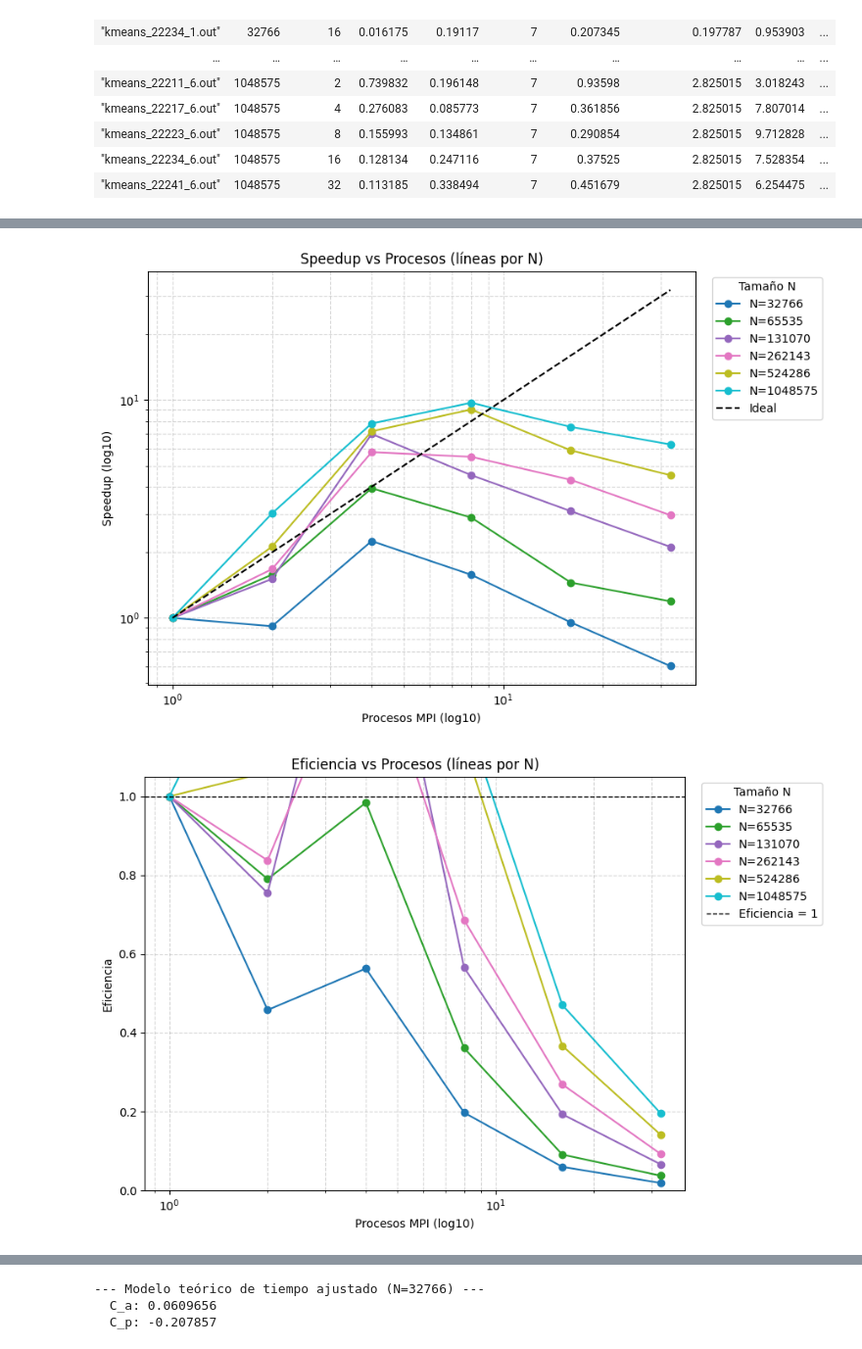
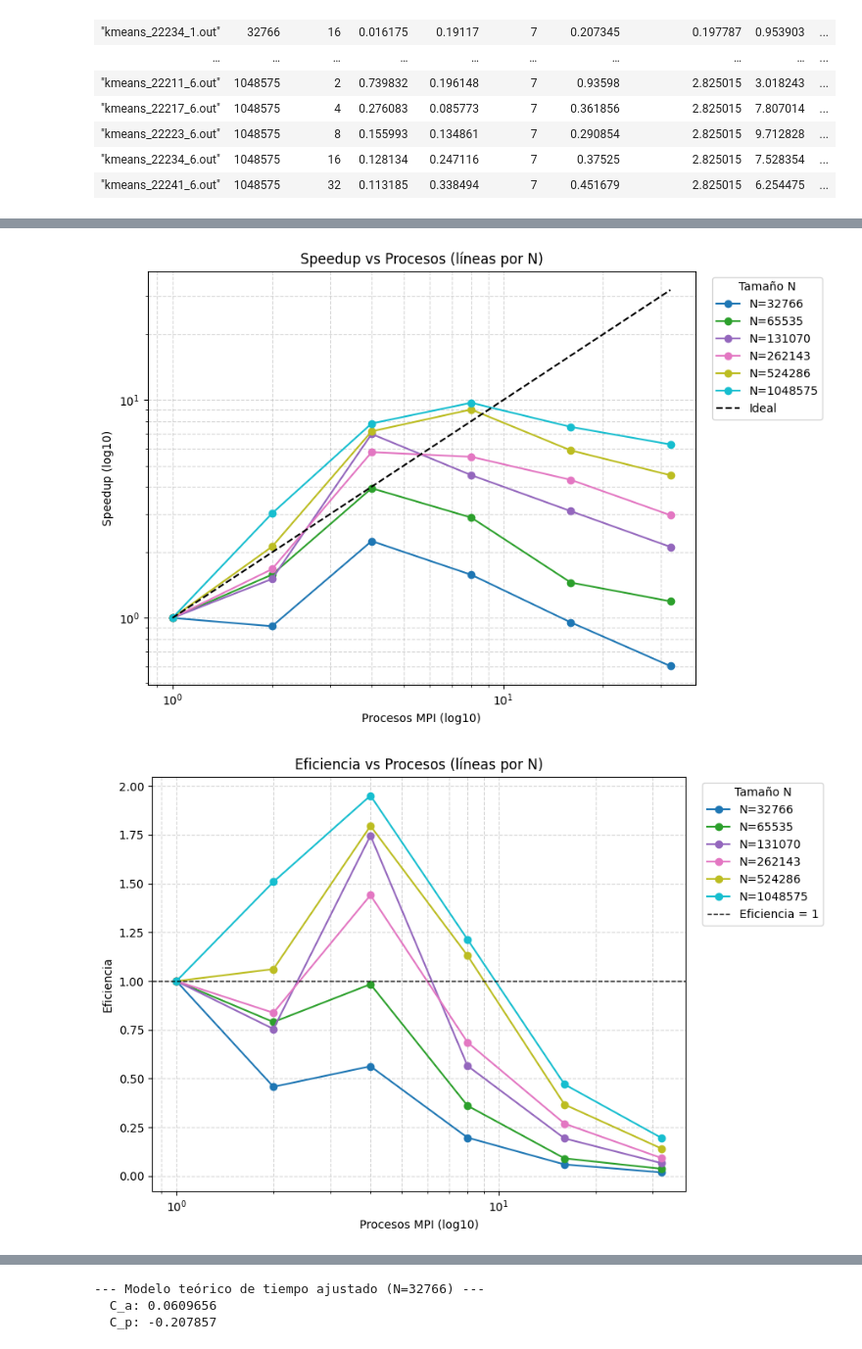
Before and after one commit to s110/Maestria, a Jupyter notebook: 4_hpc/codigo/11_ec02_kmeans/ec02_dev.ipynb, the cells around one changed output, grey strips where cells are left out. Shown at 98% size. Drawn from its saved outputs; the diff is of its cells as text; code cells hidden in the pictures.

```diff
--- a/4_hpc/codigo/11_ec02_kmeans/ec02_dev.ipynb
+++ b/4_hpc/codigo/11_ec02_kmeans/ec02_dev.ipynb
@@ -207,35 +207,35 @@ else:
         sub = pdf[pdf['N'] == n].sort_values('MPI Size')
         if not sub.empty:
             plt.plot(sub['MPI Size'], sub['efficiency'], marker='o', label=f'N={n}', color=color_for[n])
     plt.xscale('log')  # semilog-x
-    plt.ylim(0, 1.05)
+    #plt.ylim(0, 1.05)
     plt.axhline(1.0, color='k', linestyle='--', linewidth=1, label='Eficiencia = 1')
     plt.grid(True, which='both', ls='--', alpha=0.5)
     plt.xlabel('Procesos MPI (log10)')
     plt.ylabel('Eficiencia')
     plt.title('Eficiencia vs Procesos (líneas por N)')
     plt.legend(title='Tamaño N', bbox_to_anchor=(1.02, 1), loc='upper left')
     plt.tight_layout()
     plt.show()
 
     # --- 4) FLOPs vs Procesos MPI (semilog-x) ---
     plt.figure(figsize=(9,6))
     for n in tamanos:
         sub = pdf[pdf['N'] == n].sort_values('MPI Size')
         if not sub.empty:
             plt.plot(sub['MPI Size'], sub['flop_p_sec'], marker='o', label=f'N={n}', color=color_for[n])
     plt.xscale('log')  # semilog-x
     plt.grid(True, which='both', ls='--', alpha=0.5)
     plt.xlabel('Procesos MPI (log10)')
     plt.ylabel('FLOPs')
     plt.title('FLOPs vs Procesos (líneas por N)')
     plt.legend(title='Tamaño N', bbox_to_anchor=(1.02, 1), loc='upper left')
     plt.tight_layout()
     plt.show()
 # %% [output]
 [figure]
 [figure]
-[figure, old version]
+[figure, new version]
 [figure]
 # %%
 import numpy as np
```
Also changed, not shown: 6 other files.
